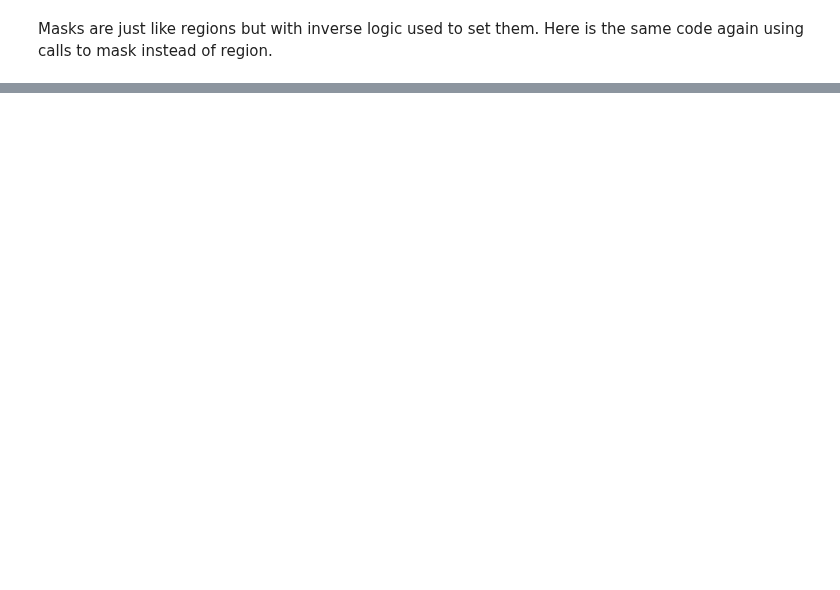
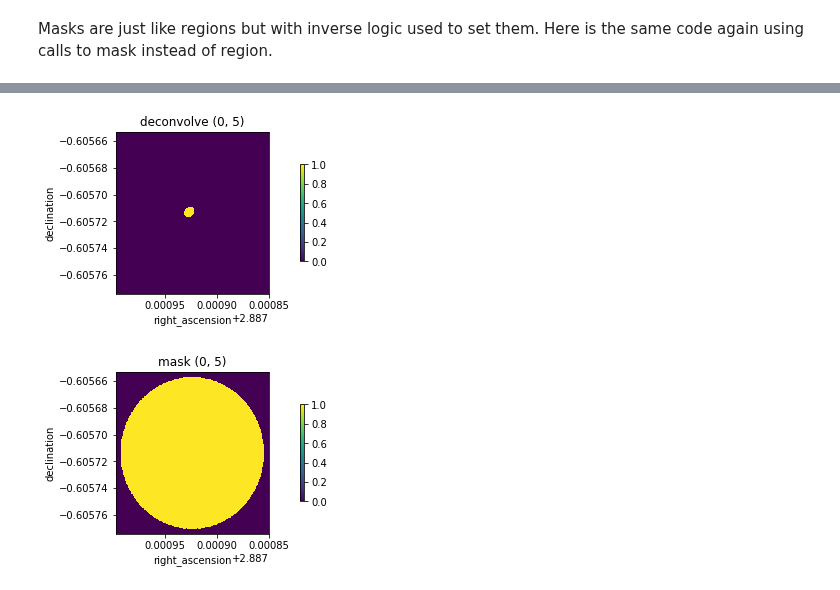
Before and after one commit to casangi/examples, a Jupyter notebook: Image_overview.ipynb, the cells around one changed output, grey strips where cells are left out. Drawn from its saved outputs; the diff is of its cells as text; code cells hidden in the pictures; blank space fills up the shorter version.

```diff
--- a/Image_overview.ipynb
+++ b/Image_overview.ipynb
@@ -251,0 +272,6 @@ preview(image_xds2, 'image', 'mask1', channels=5)
+# %%
+preview(image_xds2, 'deconvolve', channels=5)
+preview(image_xds2, 'mask', channels=5)
+# %% [output]
+[figure, added]
+[figure, added]
```
Also changed, not shown: parts of 32 cells of this notebook.
